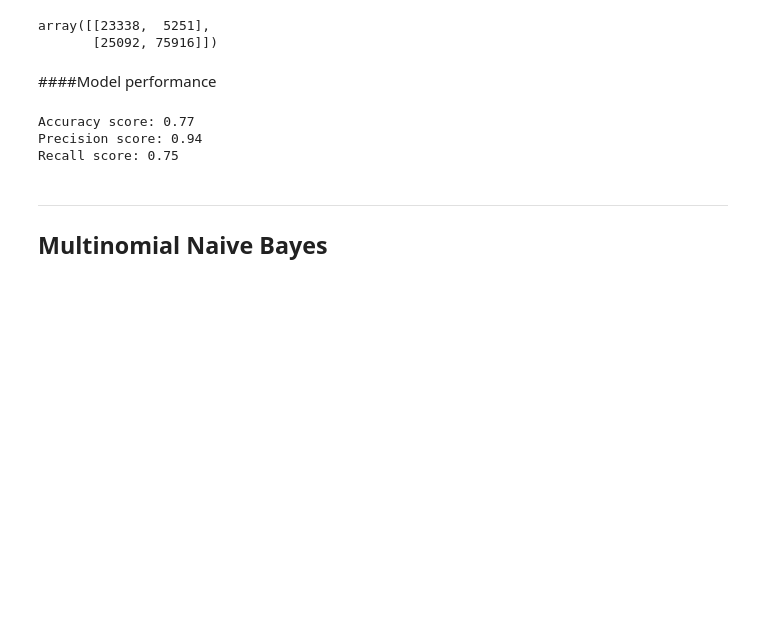
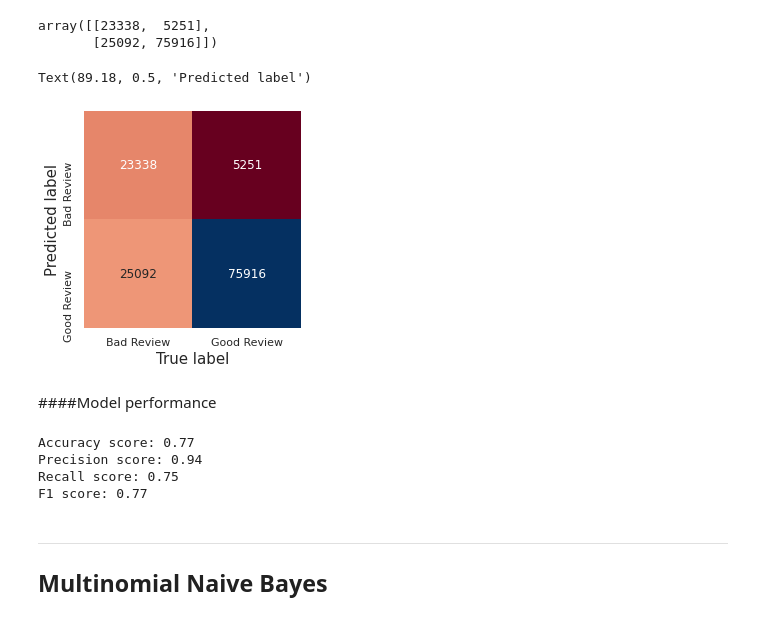
Before and after one commit to EnesGokceDS/Amazon_Reviews_NLP_Capstone_Project, a Jupyter notebook: Prediction_Model_Creation.ipynb, the cells around one changed output. Cells and saved outputs as stored; diff of their text form; code cells hidden in the pictures; blank space fills up the shorter version.

```diff
--- a/Prediction_Model_Creation.ipynb
+++ b/Prediction_Model_Creation.ipynb
@@ -144,18 +138,33 @@ cm
 # %% [output]
 array([[23338,  5251],
        [25092, 75916]])
+# %%
+from sklearn.metrics import confusion_matrix
+import matplotlib.pyplot as plt
+import seaborn as sns
+
+sns.heatmap(cm, square=True, annot=True, cmap='RdBu', cbar=False, fmt='d', # fmt='d' gets rid of numbers like 1.8e + 02
+xticklabels=['Bad Review', 'Good Review'],
+yticklabels=['Bad Review', 'Good Review'])
+plt.xlabel('True label', fontsize= 15)
+plt.ylabel('Predicted label',fontsize= 15)
+# %% [output]
+Text(89.18, 0.5, 'Predicted label')
+[figure, added]
 # %% [markdown]
 ####Model performance
 # %%
-from sklearn.metrics import accuracy_score, precision_score, recall_score
+from sklearn.metrics import accuracy_score, precision_score, recall_score, f1_score
 
 print('Accuracy score: {0:0.2f}'.format(accuracy_score(y_test, y_pred)))
 print('Precision score: {0:0.2f}'.format(precision_score(y_test, y_pred)))
 print('Recall score: {0:0.2f}'.format(recall_score(y_test, y_pred)))
+print('F1 score: {0:0.2f}'.format(f1_score(y_test, y_pred, average='micro')))
 # %% [output]
 Accuracy score: 0.77
 Precision score: 0.94
 Recall score: 0.75
+F1 score: 0.77
 # %% [markdown]
 
 
```
Also changed, not shown: parts of 27 cells of this notebook.
